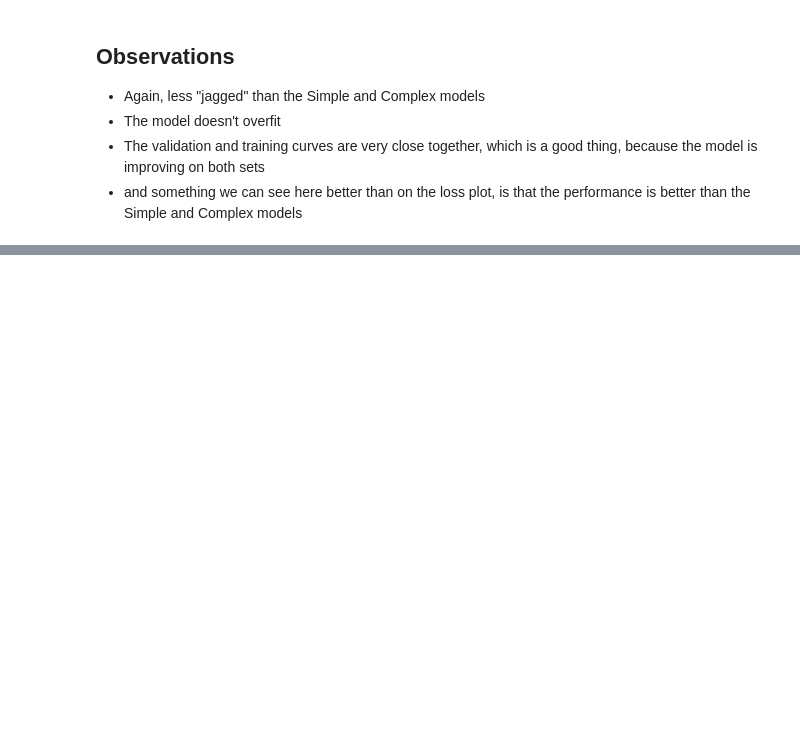
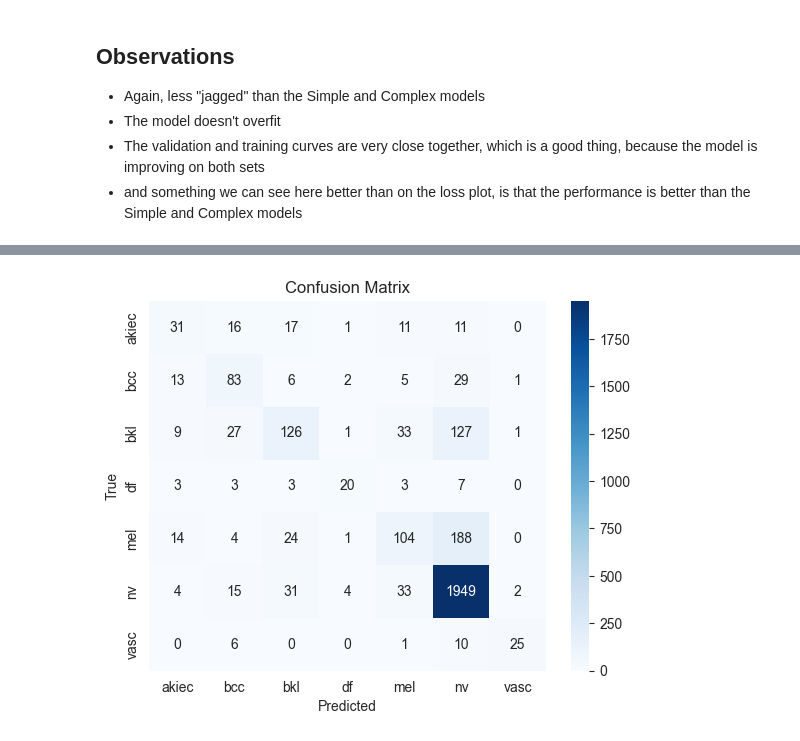
Before and after one commit to NikosGour/Machine-Learning-Assignment-2, a Jupyter notebook: report.ipynb, the cells around one changed output, grey strips where cells are left out. Saved outputs shown, nothing was run; the diff lists cells and outputs as text; code cells hidden in the pictures; blank space fills up the shorter version.

```diff
--- a/report.ipynb
+++ b/report.ipynb
@@ -752,0 +997,34 @@ plt.show()
+# %%
+ # Creating image side sizes
+M = 100
+N = 125
+# Creating transforms
+transforms = torchvision.transforms.Compose([
+    torchvision.transforms.Resize((M, N)),
+    torchvision.transforms.ToTensor(),
+    torchvision.transforms.Normalize((0.5, 0.5, 0.5), (0.5, 0.5, 0.5))])
+# Creating dataset
+dataset = MLProject2DatasetBonus(data_dir='data', metadata_fname='metadata.csv', transform=transforms)
+# Splitting dataset into train, validation and test
+train_dataset, val_dataset, test_dataset = torch.utils.data.random_split(dataset, [.6, .1, .3],
+                                                                         generator=torch.Generator().manual_seed(
+                                                                             42))
+# Creating dataloaders
+BATCH_SIZE = 32
+trainloader = DataLoader(train_dataset, batch_size=BATCH_SIZE, shuffle=True)
+valloader = DataLoader(val_dataset, batch_size=BATCH_SIZE, shuffle=True)
+testloader = DataLoader(test_dataset, batch_size=BATCH_SIZE, shuffle=True)
+
+# Creating model
+model = ComplexConvNNBonus()
+model = model.to(device)
+# I couldn't get the summary to work for two input models
+# summary(model, ((3, 100, 125),18))
+
+# Creating optimizer
+optimizer = optim.Adam(model.parameters(), lr=1e-3)
+# Creating loss function
+loss = nn.CrossEntropyLoss()
+# Training model
+train_bonus_net(model, trainloader, valloader, epochs=20, optimizer=optimizer, loss=loss, device=device)
+# This cell took 1 hour and 10 minutes to run on my machine
@@ -752,0 +1049,5 @@ plt.show()
+# %%
+number_to_label_array = testloader.dataset.dataset.number_to_label_array
+# Testing model
+test_bonus_net(model, testloader, number_to_label_array, loss=loss, device=device, model_name="bonus")
+# %% [output]
@@ -752,0 +1055 @@ plt.show()
+[figure, added]
```
Also changed, not shown: parts of 21 cells of this notebook, 21 other files.
